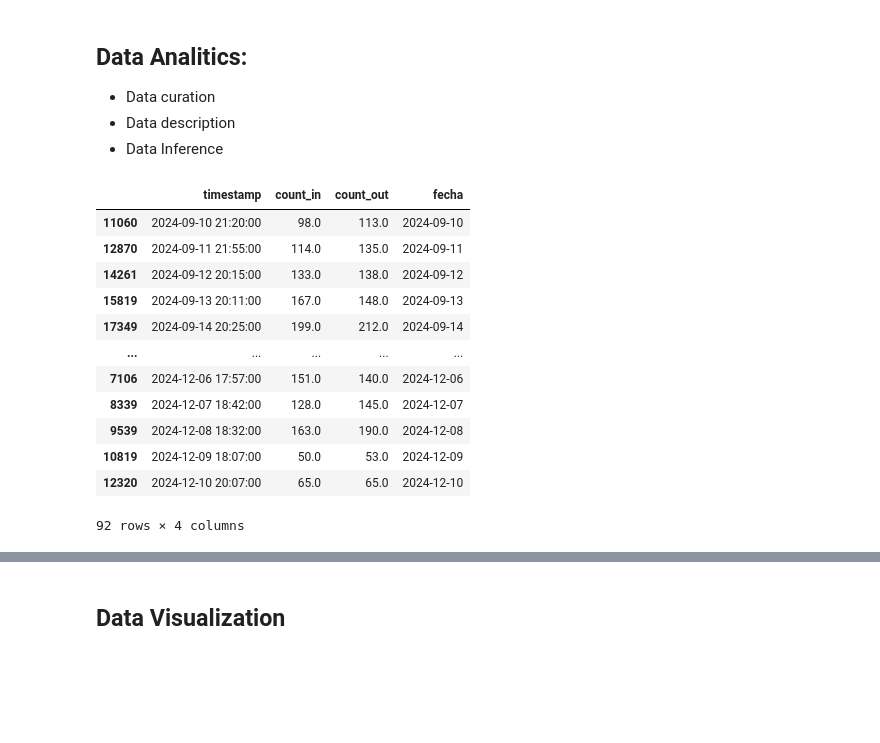
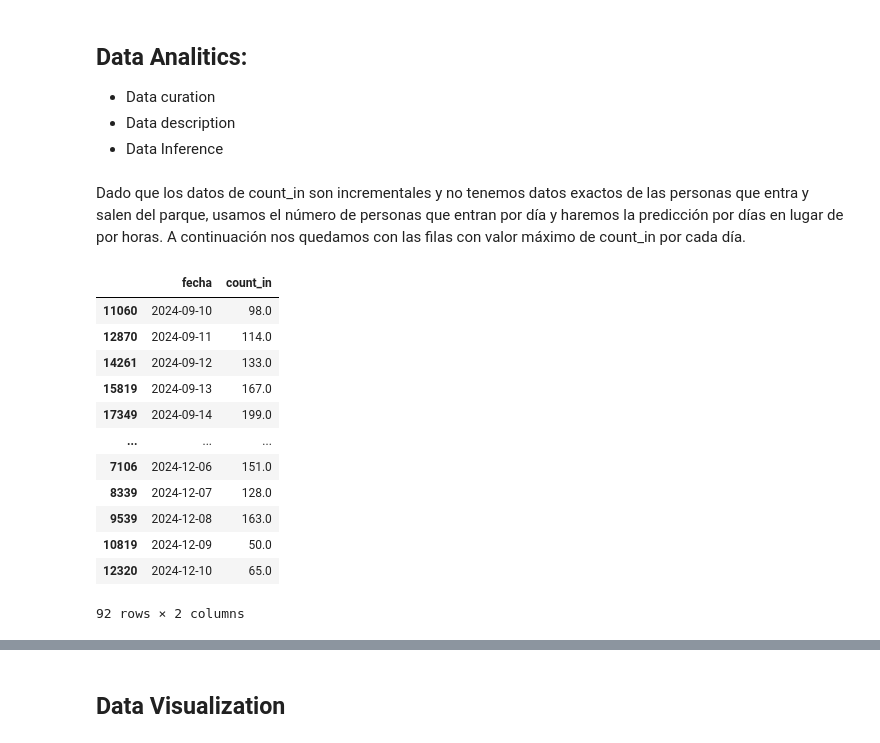
Before and after one commit to hugoloopez/NaturalParkOcuppancy, a Jupyter notebook: obtencion_tratamiento_datos.ipynb, the cells around one changed output, grey strips where cells are left out. Saved outputs shown, nothing was run; the diff lists cells and outputs as text; code cells hidden in the pictures; blank space fills up the shorter version.

```diff
--- a/obtencion_tratamiento_datos.ipynb
+++ b/obtencion_tratamiento_datos.ipynb
@@ -235,23 +237,27 @@ df_aves
 - Data curation
 - Data description
 - Data Inference
+# %% [markdown]
+Dado que los datos de count_in son incrementales y no tenemos datos exactos de las personas que entra y salen del parque, usamos el número de personas que entran por día y haremos la predicción por días en lugar de por horas.
+A continuación nos quedamos con las filas con valor máximo de count_in por cada día.
 # %%
 ocupacion = pd.read_csv("data/datos_ocupacion.csv")
 ocupacion['timestamp'] = pd.to_datetime(ocupacion['timestamp'], dayfirst=True)
 ocupacion['fecha'] = ocupacion['timestamp'].dt.date
 df_ocupacion_dia = ocupacion.loc[ocupacion.groupby('fecha')['count_in'].idxmax()]
+df_ocupacion_dia = df_ocupacion_dia[['fecha', 'count_in']]
 df_ocupacion_dia
 # %% [output]
-|  | timestamp | count_in | count_out | fecha |
-| 11060 | 2024-09-10 21:20:00 | 98.0 | 113.0 | 2024-09-10 |
-| 12870 | 2024-09-11 21:55:00 | 114.0 | 135.0 | 2024-09-11 |
-| 14261 | 2024-09-12 20:15:00 | 133.0 | 138.0 | 2024-09-12 |
-| 15819 | 2024-09-13 20:11:00 | 167.0 | 148.0 | 2024-09-13 |
-| 17349 | 2024-09-14 20:25:00 | 199.0 | 212.0 | 2024-09-14 |
-| ... | ... | ... | ... | ... |
-| 7106 | 2024-12-06 17:57:00 | 151.0 | 140.0 | 2024-12-06 |
-| 8339 | 2024-12-07 18:42:00 | 128.0 | 145.0 | 2024-12-07 |
-| 9539 | 2024-12-08 18:32:00 | 163.0 | 190.0 | 2024-12-08 |
-| 10819 | 2024-12-09 18:07:00 | 50.0 | 53.0 | 2024-12-09 |
-| 12320 | 2024-12-10 20:07:00 | 65.0 | 65.0 | 2024-12-10 |
+|  | fecha | count_in |
+| 11060 | 2024-09-10 | 98.0 |
+| 12870 | 2024-09-11 | 114.0 |
+| 14261 | 2024-09-12 | 133.0 |
+| 15819 | 2024-09-13 | 167.0 |
+| 17349 | 2024-09-14 | 199.0 |
+| ... | ... | ... |
+| 7106 | 2024-12-06 | 151.0 |
+| 8339 | 2024-12-07 | 128.0 |
+| 9539 | 2024-12-08 | 163.0 |
+| 10819 | 2024-12-09 | 50.0 |
+| 12320 | 2024-12-10 | 65.0 |
-92 rows × 4 columns
+92 rows × 2 columns
```
Also changed, not shown: parts of 12 cells of this notebook, 1 other file.
